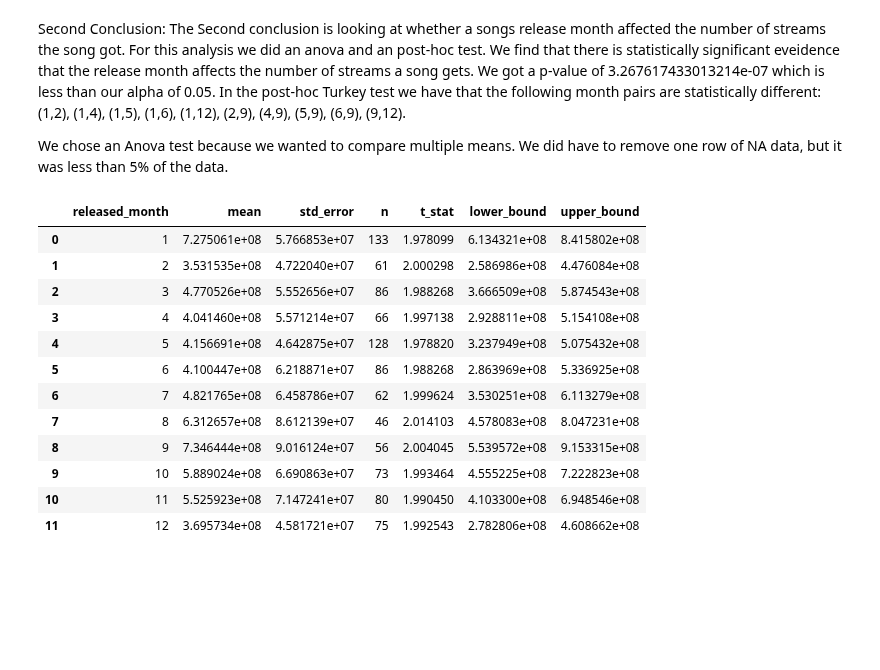
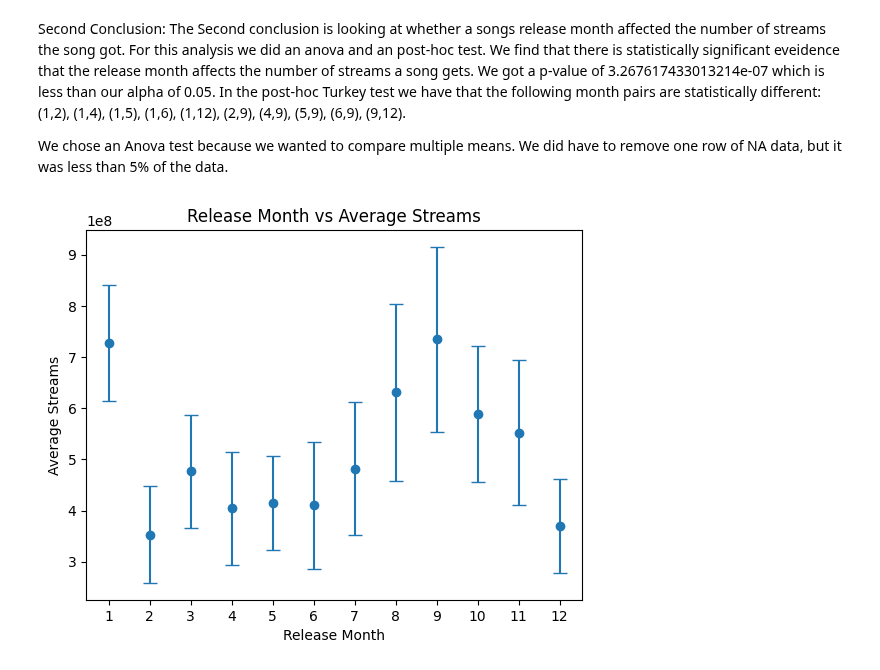
Before and after one commit to JoshuaHildebrand/CMSC320_Project, a Jupyter notebook: Project.ipynb, the cells around one changed output. Cells and saved outputs as stored; diff of their text form; code cells hidden in the pictures; blank space fills up the shorter version.

Commit message:
Created additional visualization for ANOVA test

```diff
--- a/Project.ipynb
+++ b/Project.ipynb
@@ -173,37 +173,30 @@ We chose an Anova test because we wanted to compare multiple means. We did have
 # %%
 # Trying to create confidence intervals for ANOVA test, showing confidence
 # intervals might be better than using boxplots since ANOVA tests means not
 # Medians.
 
 
 
 df_ANOVA = df[['streams','released_month']]
 
-t_statistic = stats.t.ppf(0.975, n-1)
-
 df_95conf = df_ANOVA.groupby('released_month')['streams'].mean().reset_index(name='mean')
 df_95conf['std_error'] = df_ANOVA.groupby('released_month')['streams'].sem().values
 
 
 df_95conf['n'] = df_ANOVA.groupby('released_month').size().values
 
 df_95conf['t_stat'] = stats.t.ppf(0.975, df_95conf['n'] - 1)
 
-df_95conf['lower_bound'] = df_95conf['mean'] - df_95conf['t_stat'] * df_95conf['std_error']
-df_95conf['upper_bound'] = df_95conf['mean'] + df_95conf['t_stat'] * df_95conf['std_error']
 
-display(df_95conf)
+plt.errorbar(df_95conf['released_month'], df_95conf['mean'],
+             yerr=df_95conf['std_error']*df_95conf['t_stat'],
+             fmt='o', capsize=5)
+plt.title('Release Month vs Average Streams')
+plt.xlabel('Release Month')
+plt.ylabel('Average Streams')
+plt.xticks([1,2,3,4,5,6,7,8,9,10,11,12])
+ax.set_yticklabels(['1*10^8','2*10^8','3*10^8','4*10^8'])
+
+plt.show()
 # %% [output]
-|  | released_month | mean | std_error | n | t_stat | lower_bound | upper_bound |
-| 0 | 1 | 7.275061e+08 | 5.766853e+07 | 133 | 1.978099 | 6.134321e+08 | 8.415802e+08 |
-| 1 | 2 | 3.531535e+08 | 4.722040e+07 | 61 | 2.000298 | 2.586986e+08 | 4.476084e+08 |
-| 2 | 3 | 4.770526e+08 | 5.552656e+07 | 86 | 1.988268 | 3.666509e+08 | 5.874543e+08 |
-| 3 | 4 | 4.041460e+08 | 5.571214e+07 | 66 | 1.997138 | 2.928811e+08 | 5.154108e+08 |
-| 4 | 5 | 4.156691e+08 | 4.642875e+07 | 128 | 1.978820 | 3.237949e+08 | 5.075432e+08 |
-| 5 | 6 | 4.100447e+08 | 6.218871e+07 | 86 | 1.988268 | 2.863969e+08 | 5.336925e+08 |
-| 6 | 7 | 4.821765e+08 | 6.458786e+07 | 62 | 1.999624 | 3.530251e+08 | 6.113279e+08 |
-| 7 | 8 | 6.312657e+08 | 8.612139e+07 | 46 | 2.014103 | 4.578083e+08 | 8.047231e+08 |
-| 8 | 9 | 7.346444e+08 | 9.016124e+07 | 56 | 2.004045 | 5.539572e+08 | 9.153315e+08 |
-| 9 | 10 | 5.889024e+08 | 6.690863e+07 | 73 | 1.993464 | 4.555225e+08 | 7.222823e+08 |
-| 10 | 11 | 5.525923e+08 | 7.147241e+07 | 80 | 1.990450 | 4.103300e+08 | 6.948546e+08 |
-| 11 | 12 | 3.695734e+08 | 4.581721e+07 | 75 | 1.992543 | 2.782806e+08 | 4.608662e+08 |
+[figure, added]
```
Also changed, not shown: parts of 3 cells of this notebook.
